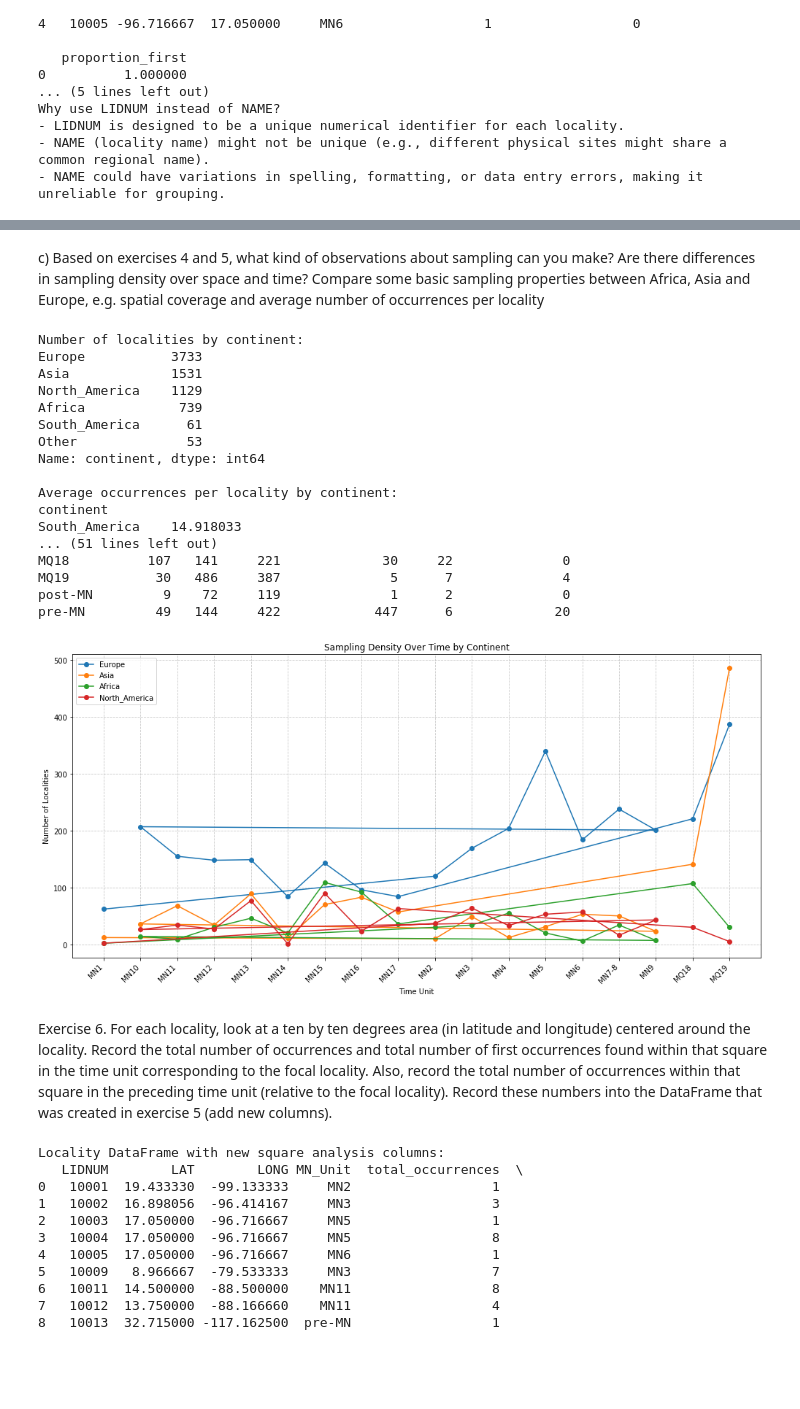
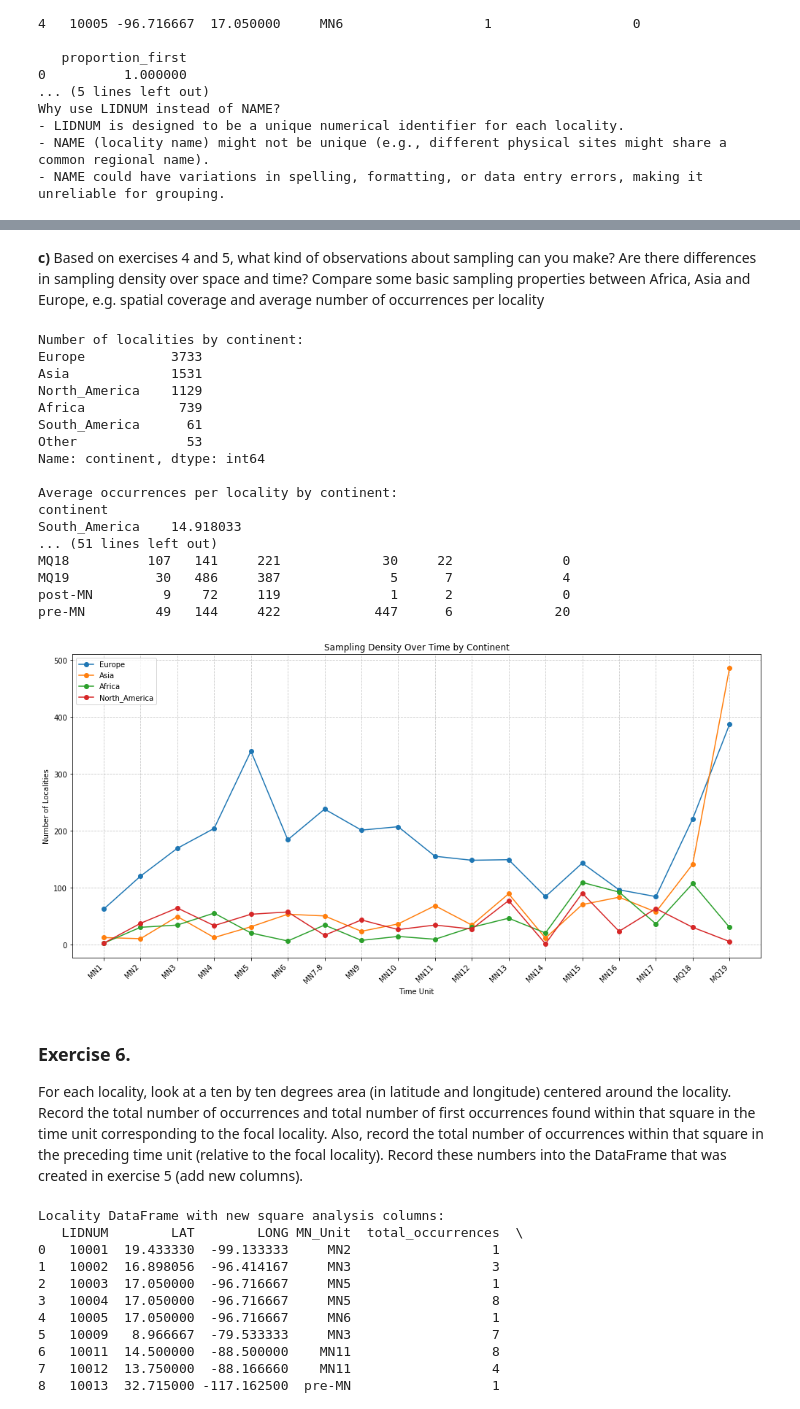
Before and after one commit to otorniko/part09-e01_fossil_analysis, a Jupyter notebook: src/fossil_analysis.ipynb, the cells around one changed output, grey strips where cells are left out. Saved outputs shown, nothing was run; the diff lists cells and outputs as text; code cells hidden in the pictures; blank space fills up the shorter version.

```diff
--- a/src/fossil_analysis.ipynb
+++ b/src/fossil_analysis.ipynb
@@ -24,6 +25,17 @@ from matplotlib.colors import LogNorm
 from scipy import stats
 from sklearn.linear_model import LogisticRegression
 from sklearn.metrics import classification_report
+import geopandas
+
+
+try:
+    # Alternative method
+    from geopandas.datasets import get_path
+    world = geopandas.read_file(get_path('naturalearth_lowres'))
+except:
+    # Direct URL as fallback
+    world = geopandas.read_file("https://naciscdn.org/naturalearth/10m/cultural/ne_10m_admin_0_countries.zip")
+
 
 filename = 'now.txt'
 
@@ -496,6 +511,10 @@ for i, unit in enumerate(valid_mn_units):
     unit_data = plot_locality_df[plot_locality_df['MN_Unit'] == unit]
     if len(unit_data) > 0:  # Only create plot if there are localities for this time unit
         ax = fig.add_subplot(n_rows, n_cols, i + 1)
+        # Plot the world map
+        world.plot(ax=ax, color='wheat', edgecolor='black')
+        ax.set_facecolor('azure')
+
         unit_total_occurrences = pd.to_numeric(unit_data['total_occurrences'], errors='coerce').fillna(0)
         sizes_scaled = 20 + 180 * (unit_total_occurrences - overall_min_occurrences) / size_range_denominator
         sizes = np.clip(sizes_scaled.values, 20, 200)
@@ -544,7 +563,7 @@ The visualization shows how fossil mammal localities are distributed across spac
 Total number of localities plotted: 5955
 Range of occurrences per locality: 1 to 103
 # %% [markdown]
-c) Based on exercises 4 and 5, what kind of observations about sampling
+**c)** Based on exercises 4 and 5, what kind of observations about sampling
 can you make? Are there differences in sampling density over space and
 time? Compare some basic sampling properties between Africa, Asia and
 Europe, e.g. spatial coverage and average number of occurrences per
@@ -598,53 +617,64 @@ spatial_coverage_stats = spatial_coverage_stats.rename(columns={
     'total_occurrences_mean': 'avg_occurrences_mean',
     'total_occurrences_median': 'median_occurrences',
 })
 spatial_coverage_stats = spatial_coverage_stats.sort_values(by='num_localities', ascending=False)
 print("\nSpatial coverage and occurrence statistics by continent:")
 print(spatial_coverage_stats)
 
 # Time distribution analysis
 time_continent_crosstab = pd.crosstab(locality_df['MN_Unit'], locality_df['continent'])
 print("\nNumber of localities by time unit and continent:")
 print(time_continent_crosstab)
 
-# Visualize sampling density over time by continent
-plot_time_units = [u for u in list(table_1.keys()) if u in time_continent_crosstab.index]
-plt.figure(figsize=(14, 7))
-for continent_to_plot in ['Europe', 'Asia', 'Africa', 'North_America']:
-    if continent_to_plot in time_continent_crosstab.columns:
-        plt.plot(plot_time_units,
-                    time_continent_crosstab.loc[plot_time_units, continent_to_plot],
-                    marker='o',
-                    label=continent_to_plot)
-plt.xlabel('Time Unit')
-plt.ylabel('Number of Localities')
-plt.title('Sampling Density Over Time by Continent')
-plt.xticks(rotation=45, ha="right")
-plt.legend()
-plt.grid(True, linestyle='--', alpha=0.7)
-plt.tight_layout()
-plt.show()
+# Get units that are in both table_1 (actual MN zones) and in the crosstab data
+valid_units_in_crosstab = [unit for unit in time_continent_crosstab.index if unit in table_1]
+# Sort these units chronologically using mn_order
+plot_time_units = sorted(valid_units_in_crosstab, key=lambda unit: mn_order.get(unit, float('inf')))
+
+if plot_time_units:
+    plt.figure(figsize=(14, 7))
+    # Create numerical indices for the x-axis
+    x_indices = np.arange(len(plot_time_units))
+
+    for continent_to_plot in ['Europe', 'Asia', 'Africa', 'North_America']:
+        if continent_to_plot in time_continent_crosstab.columns:
+            # Get y-values corresponding to the sorted plot_time_units
+            y_values = time_continent_crosstab.loc[plot_time_units, continent_to_plot].values
+            plt.plot(x_indices, # Plot against numerical indices
+                        y_values,
+                        marker='o',
+                        label=continent_to_plot)
+    plt.xlabel('Time Unit')
+    plt.ylabel('Number of Localities')
+    plt.title('Sampling Density Over Time by Continent')
+    # Set x-ticks to be the numerical indices, and labels to be the sorted time unit names
+    plt.xticks(x_indices, plot_time_units, rotation=45, ha="right")
+    plt.legend()
+    plt.grid(True, linestyle='--', alpha=0.7)
+    plt.tight_layout()
+    plt.show()
 # %% [output]
 Number of localities by continent:
 Europe           3733
 Asia             1531
 North_America    1129
 Africa            739
 South_America      61
 Other              53
 Name: continent, dtype: int64
 
 Average occurrences per locality by continent:
 continent
 South_America    14.918033
 ... (51 lines left out)
 MQ18          107   141     221             30     22              0
 MQ19           30   486     387              5      7              4
 post-MN         9    72     119              1      2              0
 pre-MN         49   144     422            447      6             20
-[figure, old version]
+[figure, new version]
 # %% [markdown]
-Exercise 6. For each locality, look at a ten by ten degrees area (in
+### Exercise 6.
+For each locality, look at a ten by ten degrees area (in
 latitude and longitude) centered around the locality. Record the total
 number of occurrences and total number of first occurrences found within
 that square in the time unit corresponding to the focal locality. Also,
```
Also changed, not shown: parts of 24 cells of this notebook.
